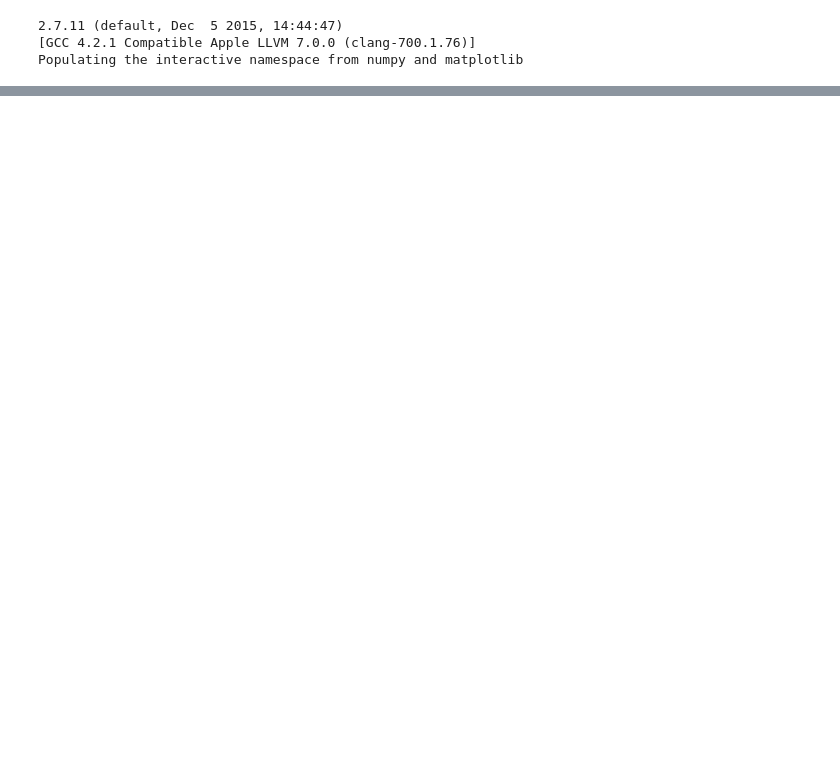
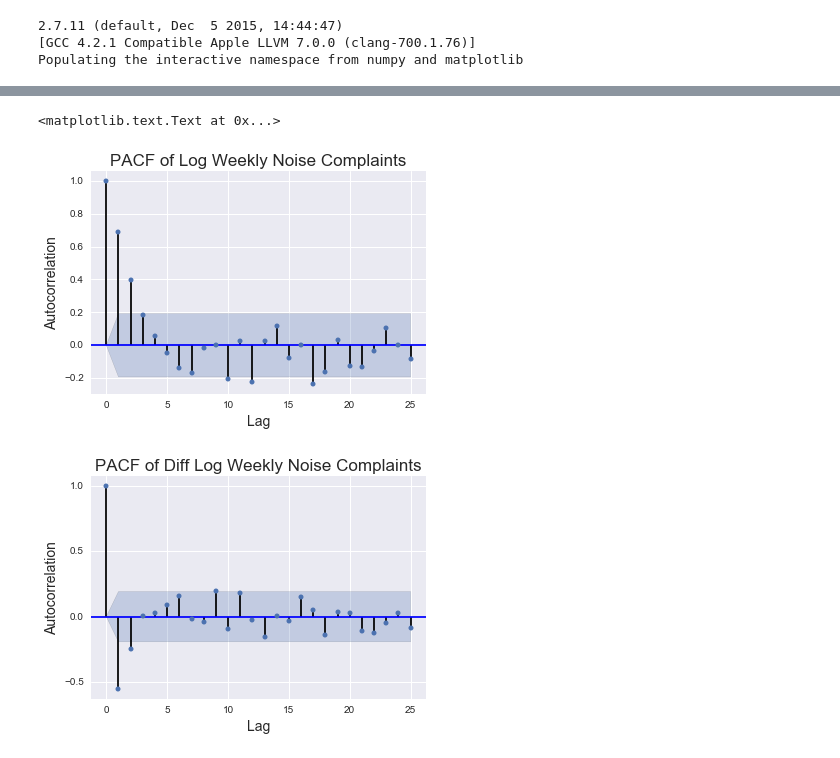
Before and after one commit to DQOfficial/brunchline, a Jupyter notebook: time_series_311.ipynb, the cells around one changed output, grey strips where cells are left out. Cells and saved outputs as stored; diff of their text form; code cells hidden in the pictures; blank space fills up the shorter version.

```diff
--- a/time_series_311.ipynb
+++ b/time_series_311.ipynb
@@ -84,0 +190,15 @@ data[data['descriptor'].str.contains('loud')]
+# %%
+# plot the PACF
+plot_pacf(data.log, lags = 25)
+plt.xlabel('Lag', fontsize = 14)
+plt.ylabel('Autocorrelation', fontsize = 14)
+plt.title('PACF of Log %s' % name, fontsize = 17)
+
+plot_pacf(data.diff_log, lags = 25)
+plt.xlabel('Lag', fontsize = 14)
+plt.ylabel('Autocorrelation', fontsize = 14)
+plt.title('PACF of Diff Log %s' % name, fontsize = 17)
+# %% [output]
+<matplotlib.text.Text at 0x...>
+[figure, added]
+[figure, added]
```
Also changed, not shown: parts of 36 cells of this notebook, 1 other file.
